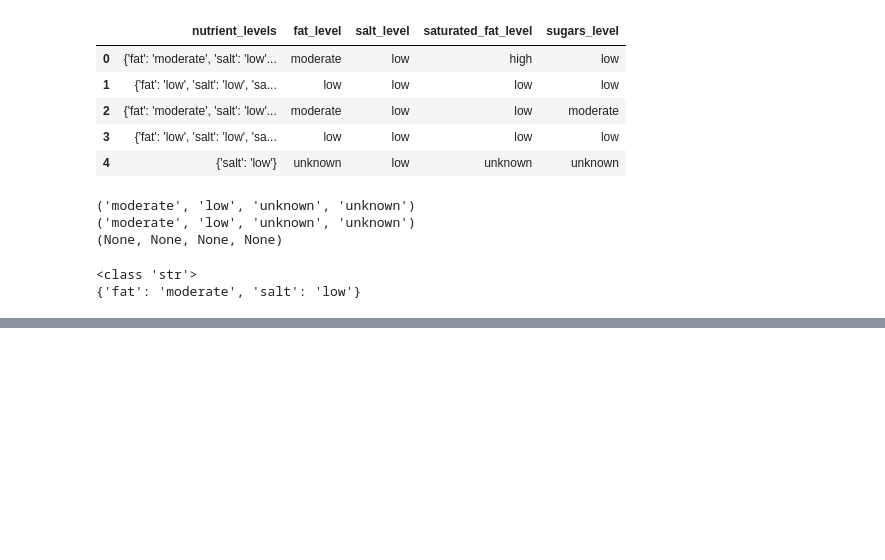
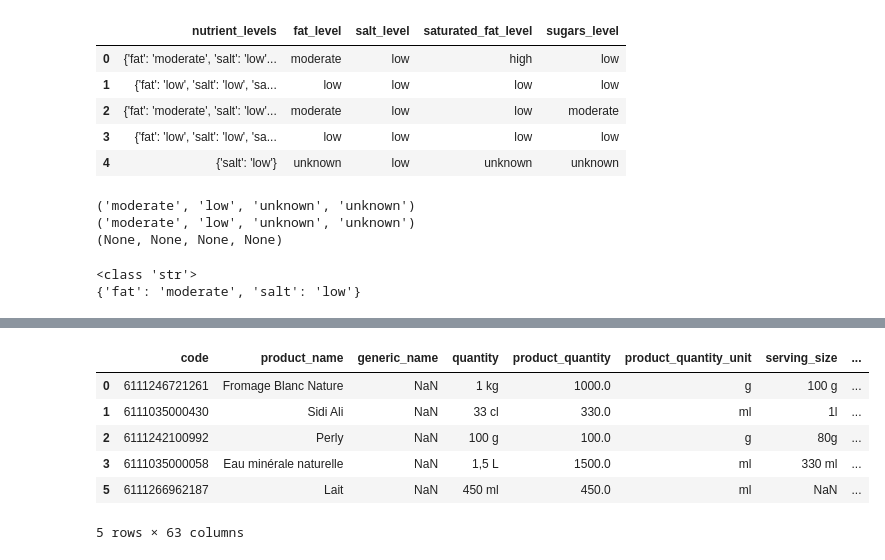
Before and after one commit to marcosrequenagut/food-data-lakehouse-platform, a Jupyter notebook: notebooks/02_eda_openfoodfacts.ipynb, the cells around one changed output, grey strips where cells are left out. Cells and saved outputs as stored; diff of their text form; code cells hidden in the pictures; blank space fills up the shorter version.

```diff
--- a/notebooks/02_eda_openfoodfacts.ipynb
+++ b/notebooks/02_eda_openfoodfacts.ipynb
@@ -152,0 +156,10 @@ print(ast.literal_eval(x))
+# %%
+import ast
+df2 = df[df["nutriments"].notna()]
+list_dicts = df2["nutriments"].apply(ast.literal_eval).tolist()
+elements = set()
+
+for d in list_dicts:
+    elements.update(d.keys())
+
+len(elements)
@@ -152,0 +188,29 @@ print(ast.literal_eval(x))
+# %%
+def parse_nutrient_levels(x):
+    if x is None or x == "" or (isinstance(x, float) and pd.isna(x)):
+        return None, None, None, None
+    try:
+        # Convert string to dict first
+        if isinstance(x, str):
+            d = ast.literal_eval(x)
+        else:
+            d = x
+        return (
+            d.get("energy-kcal_100g", "unknown"),
+            d.get("fat_100g", "unknown"),
+            d.get("saturated-fat_100g", "unknown"),
+            d.get("sugars_100g", "unknown"),
+            d.get("salt_100g", "unknown"),
+            d.get("proteins_100g", "unknown"),
+            d.get("fiber_100g", "unknown"),
+        )
+    except Exception as e:
+        print(f"Error: {e}, value: {x}")
+        return None, None, None, None, None, None, None
+
+# Extracts fat, salt, saturated_fat and sugars from nutrient_levels dict.
+df[["energy-kcal_100g", "fat_100g", "saturated-fat_100g", "sugars_100g", "salt_100g", "proteins_100g", "fiber_100g"]] = df["nutriments"].apply(
+    lambda x: pd.Series(parse_nutrient_levels(x))
+    )
+
+df[["energy-kcal_100g", "fat_100g", "saturated-fat_100g", "sugars_100g", "salt_100g", "proteins_100g", "fiber_100g"]].head()
@@ -152,0 +224,10 @@ print(ast.literal_eval(x))
+# %%
+df[df["fat_100g"] != "unknown"].head()
+# %% [output]
+|  | code | product_name | generic_name | quantity | product_quantity | product_quantity_unit | serving_size | ... |
+| 0 | 6111246721261 | Fromage Blanc Nature | NaN | 1 kg | 1000.0 | g | 100 g | ... |
+| 1 | 6111035000430 | Sidi Ali | NaN | 33 cl | 330.0 | ml | 1l | ... |
+| 2 | 6111242100992 | Perly | NaN | 100 g | 100.0 | g | 80g | ... |
+| 3 | 6111035000058 | Eau minérale naturelle | NaN | 1,5 L | 1500.0 | ml | 330 ml | ... |
+| 5 | 6111266962187 | Lait | NaN | 450 ml | 450.0 | ml | NaN | ... |
+5 rows × 63 columns
```
Also changed, not shown: parts of 6 cells of this notebook, 12 other files.
